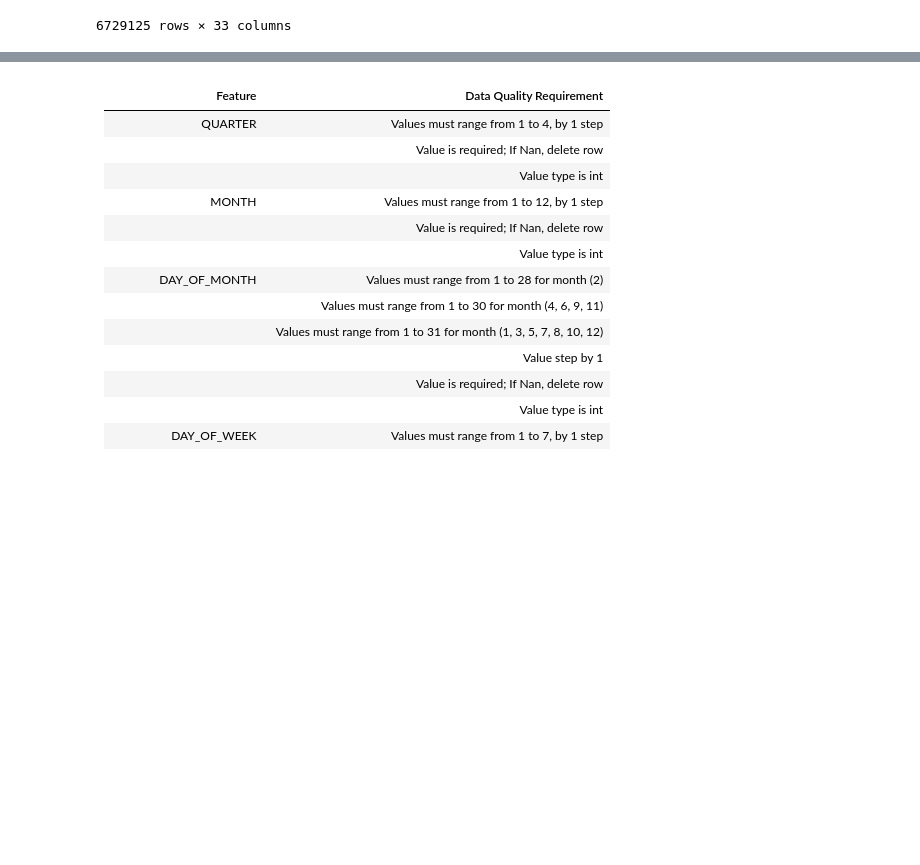
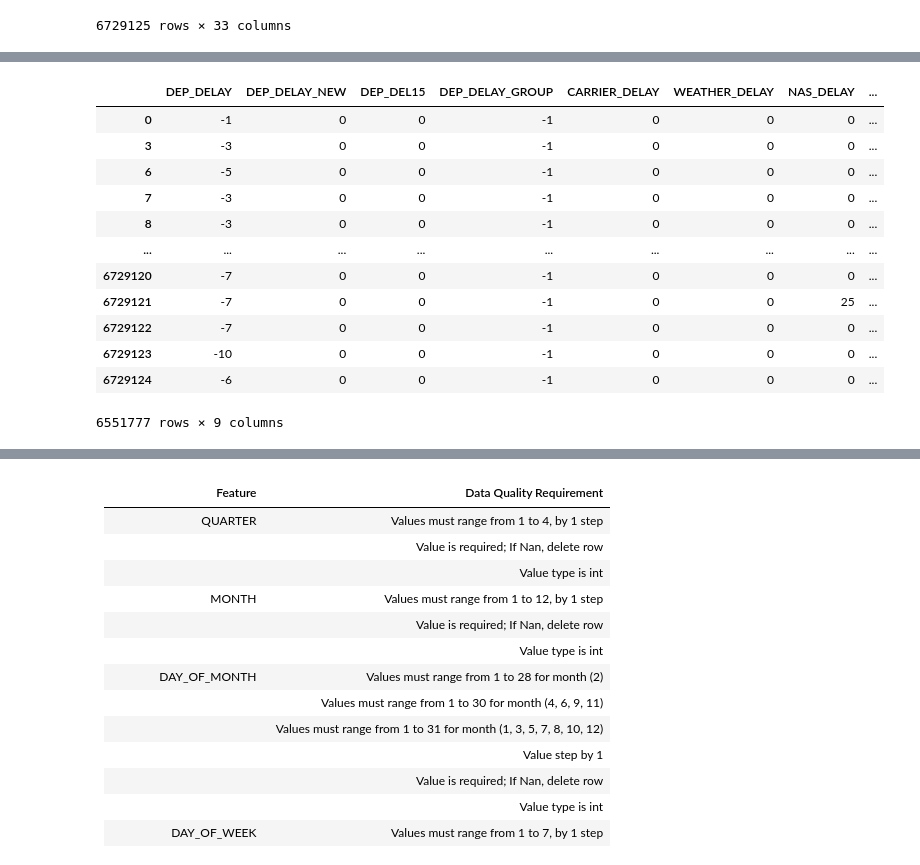
Before and after one commit to MohammedGuniem/Prediction-of-On-time-Flight-Performance, a Jupyter notebook: notebooks/Preprocessing.ipynb, the cells around one changed output, grey strips where cells are left out. Cells and saved outputs as stored; diff of their text form; code cells hidden in the pictures; blank space fills up the shorter version.

Commit message:
Implemented data control according to established requirements earlier
Also renaming script to Preprocessing

```diff
--- a/notebooks/Data Selection.ipynb
+++ b/notebooks/Preprocessing.ipynb
@@ -241,0 +268,2 @@ display(df)
+# %%
+prosessed_df = df.copy()
@@ -241,0 +454,40 @@ display(df)
+# %%
+## CARRIER_DELAY, WEATHER_DELAY, NAS_DELAY, SECURITY_DELAY, LATE_AIRCRAFT_DELAY
+# All of the 5 above columns have the same following requirements
+# Value is required; If Nan, set to 0
+# Value type is int
+# Negative values are invalid, delete row
+
+for column in ["CARRIER_DELAY", "WEATHER_DELAY", "NAS_DELAY", "SECURITY_DELAY", "LATE_AIRCRAFT_DELAY"]:
+    print(f"Filling NaN with 0 from '{column}'")
+    before_zero_count = (prosessed_df[column] == 0).sum()
+    print(f"{before_zero_count = }")
+    # Get Nan values in target
+    nan_values = prosessed_df[column].isna()
+    # Get number of Nan values in target
+    nan_count = nan_values.sum()
+    print(f"{nan_count = }")
+    # Fill with 0
+    prosessed_df[column] = prosessed_df[column].fillna(0)
+    # Get 0 count
+    zero_count = (prosessed_df[column] == 0).sum()
+    print(f"{zero_count = } should be equal to {before_zero_count+nan_count}")
+    print()
+
+    # Convert to int
+    print("Converting to dtype int")
+    print(f"Before {prosessed_df[column].dtype = }")
+    prosessed_df[column] = prosessed_df[column].astype(int)
+    print(f"After {prosessed_df[column].dtype = }")
+    print()
+
+    # Delete rows with invalid negative values
+    print(f"Dropping rows with invalid negative values in {column}")
+    # Count the number of negative values in column
+    negative_count = (prosessed_df[column] < 0).sum()
+    print(f"{negative_count = }")
+    # Drop rows where column 'A' has negative values
+    prosessed_df = prosessed_df[prosessed_df[column] >= 0]
+    print(f"{len(prosessed_df) = }")
+    print("----------------------------------------------------------------------------------------")
+    print()
@@ -241,0 +512,16 @@ display(df)
+# %%
+display(prosessed_df[targets])
+# %% [output]
+|  | DEP_DELAY | DEP_DELAY_NEW | DEP_DEL15 | DEP_DELAY_GROUP | CARRIER_DELAY | WEATHER_DELAY | NAS_DELAY | ... |
+| 0 | -1 | 0 | 0 | -1 | 0 | 0 | 0 | ... |
+| 3 | -3 | 0 | 0 | -1 | 0 | 0 | 0 | ... |
+| 6 | -5 | 0 | 0 | -1 | 0 | 0 | 0 | ... |
+| 7 | -3 | 0 | 0 | -1 | 0 | 0 | 0 | ... |
+| 8 | -3 | 0 | 0 | -1 | 0 | 0 | 0 | ... |
+| ... | ... | ... | ... | ... | ... | ... | ... | ... |
+| 6729120 | -7 | 0 | 0 | -1 | 0 | 0 | 0 | ... |
+| 6729121 | -7 | 0 | 0 | -1 | 0 | 0 | 25 | ... |
+| 6729122 | -7 | 0 | 0 | -1 | 0 | 0 | 0 | ... |
+| 6729123 | -10 | 0 | 0 | -1 | 0 | 0 | 0 | ... |
+| 6729124 | -6 | 0 | 0 | -1 | 0 | 0 | 0 | ... |
+6551777 rows × 9 columns
```
Also changed, not shown: parts of 9 cells of this notebook.
